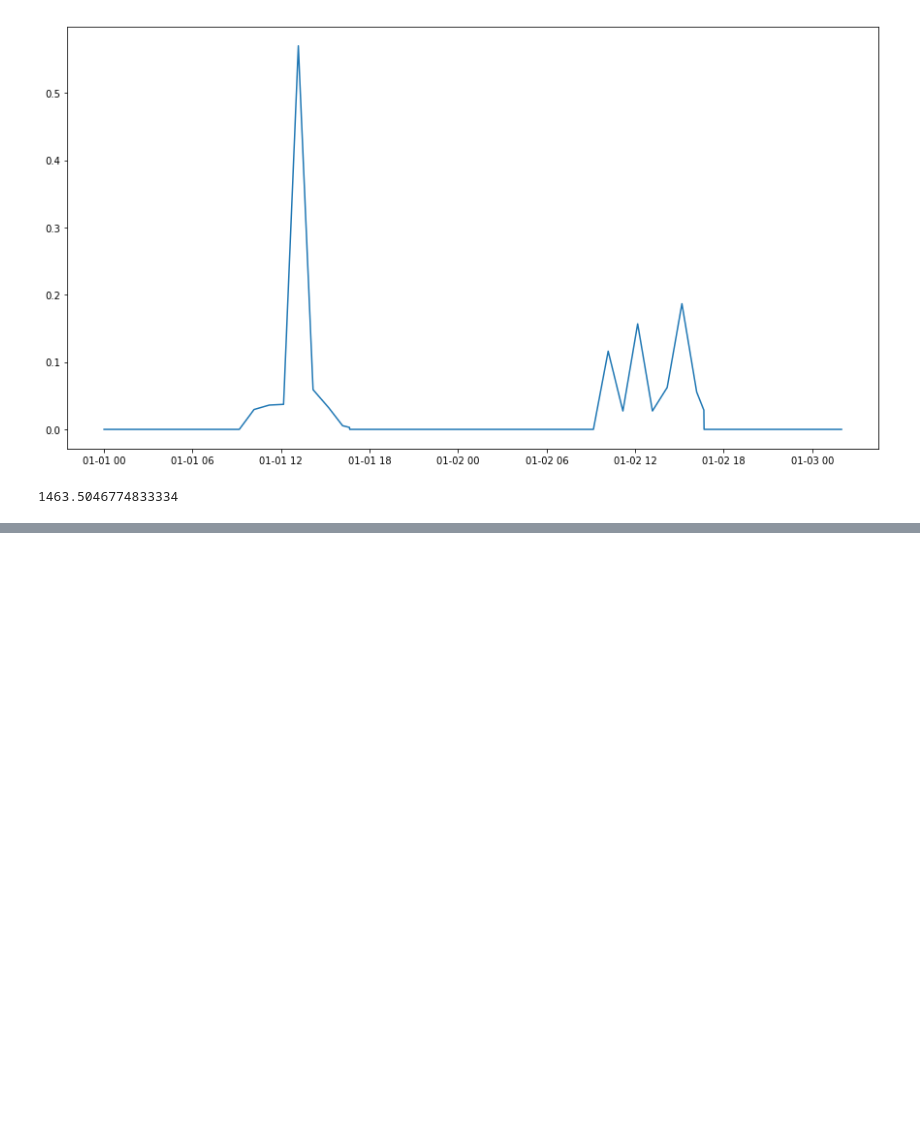
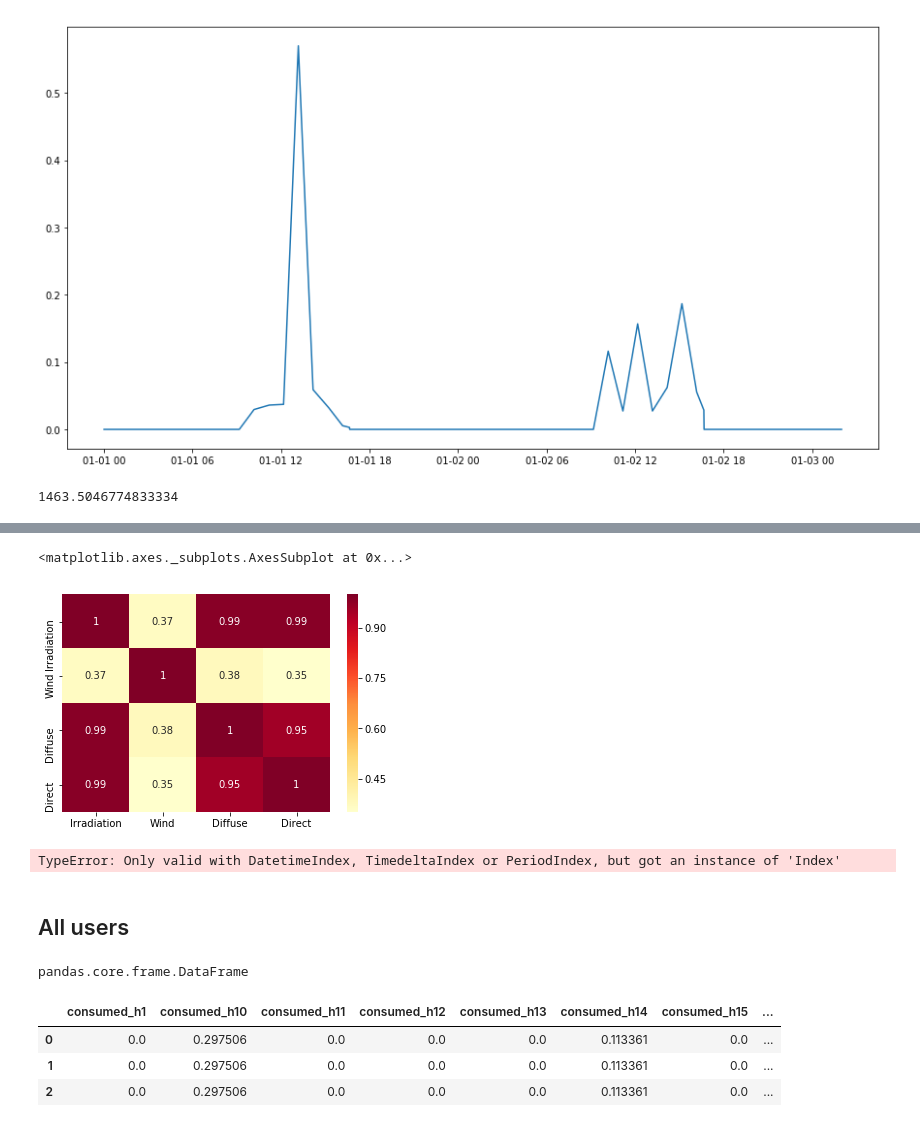
Before and after one commit to HusainKapadia/Energy-Poverty-JRC, a Jupyter notebook: main.ipynb, the cells around one changed output, grey strips where cells are left out. Saved outputs shown, nothing was run; the diff lists cells and outputs as text; code cells hidden in the pictures; blank space fills up the shorter version.

```diff
--- a/main.ipynb
+++ b/main.ipynb
@@ -71,0 +150,11 @@ solardata = pd.read_csv(household)
+# %%
+sns.heatmap(weather[cols].corr(), annot=True, cmap='YlOrRd')
+# %% [output]
+<matplotlib.axes._subplots.AxesSubplot at 0x...>
+[figure, added]
+# %%
+weather.resample('H').mean()
+# %% [output]
+TypeError: Only valid with DatetimeIndex, TimedeltaIndex or PeriodIndex, but got an instance of 'Index'
+# %% [markdown]
+## All users
@@ -71,0 +172,4 @@ solardata = pd.read_csv(household)
+# %%
+type(ttt)
+# %% [output]
+pandas.core.frame.DataFrame
@@ -71,0 +184,7 @@ solardata = pd.read_csv(household)
+# %%
+dfs.head(3)
+# %% [output]
+|  | consumed_h1 | consumed_h10 | consumed_h11 | consumed_h12 | consumed_h13 | consumed_h14 | consumed_h15 | ... |
+| 0 | 0.0 | 0.297506 | 0.0 | 0.0 | 0.0 | 0.113361 | 0.0 | ... |
+| 1 | 0.0 | 0.297506 | 0.0 | 0.0 | 0.0 | 0.113361 | 0.0 | ... |
+| 2 | 0.0 | 0.297506 | 0.0 | 0.0 | 0.0 | 0.113361 | 0.0 | ... |
```
Also changed, not shown: parts of 30 cells of this notebook.
